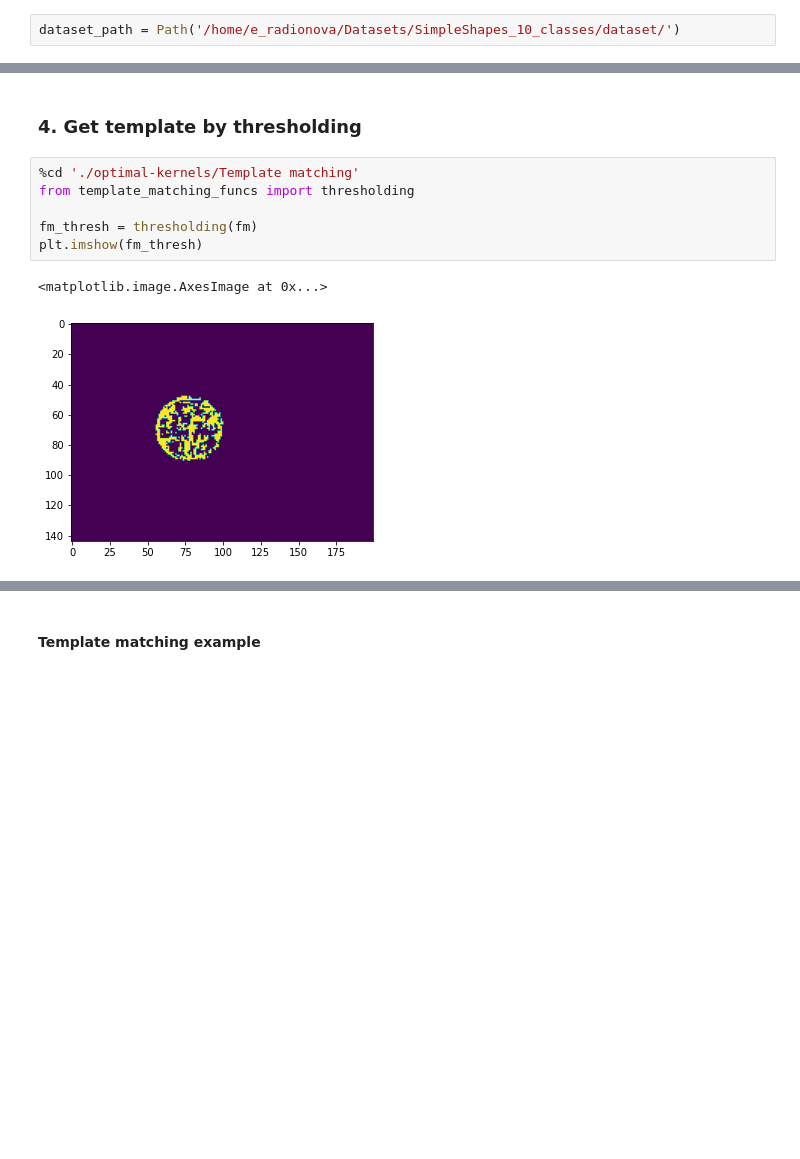
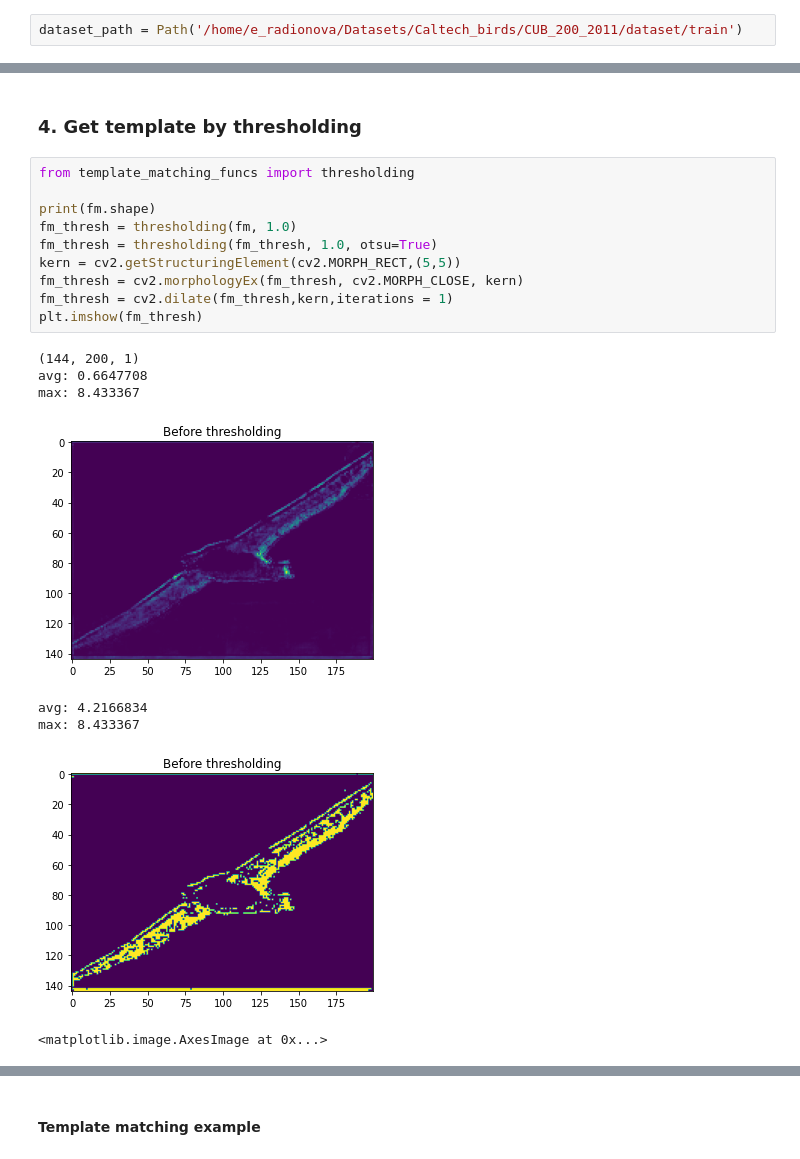
Before and after one commit to kaaeaate/optimal-kernels, a Jupyter notebook: Attention_TemplateMatching_FT/How to use attention to get template and kernel?.ipynb, the cells around one changed output, grey strips where cells are left out. Saved outputs shown, nothing was run; the diff lists cells and outputs as text; blank space fills up the shorter version.

```diff
--- a/Attention_TemplateMatching_FT/How to use attention to get template and kernel?.ipynb
+++ b/Attention_TemplateMatching_FT/How to use attention to get template and kernel?.ipynb
@@ -19,4 +21,4 @@ from dataloaders import OneImageDataset
 # %%
-dataset_path = Path('/home/e_radionova/Datasets/SimpleShapes_10_classes/dataset/')
+dataset_path = Path('/home/e_radionova/Datasets/Caltech_birds/CUB_200_2011/dataset/train')
 # %% [markdown]
 ### 1. Create dataset
@@ -76,11 +83,21 @@ plt.imshow(fm)
 # %% [markdown]
 ### 4. Get template by thresholding
-# %%
-%cd './optimal-kernels/Template matching'
-from template_matching_funcs import thresholding
-
-fm_thresh = thresholding(fm)
-plt.imshow(fm_thresh)
-# %% [output]
-<matplotlib.image.AxesImage at 0x...>
-[figure, removed]
+# %%
+from template_matching_funcs import thresholding
+
+print(fm.shape)
+fm_thresh = thresholding(fm, 1.0)
+fm_thresh = thresholding(fm_thresh, 1.0, otsu=True)
+kern = cv2.getStructuringElement(cv2.MORPH_RECT,(5,5))
+fm_thresh = cv2.morphologyEx(fm_thresh, cv2.MORPH_CLOSE, kern)
+fm_thresh = cv2.dilate(fm_thresh,kern,iterations = 1)
+plt.imshow(fm_thresh)
+# %% [output]
+(144, 200, 1)
+avg: 0.6647708
+max: 8.433367
+[figure, added]
+avg: 4.2166834
+max: 8.433367
+[figure, added]
+<matplotlib.image.AxesImage at 0x...>
```
Also changed, not shown: parts of 17 cells of this notebook, 4 other files.
